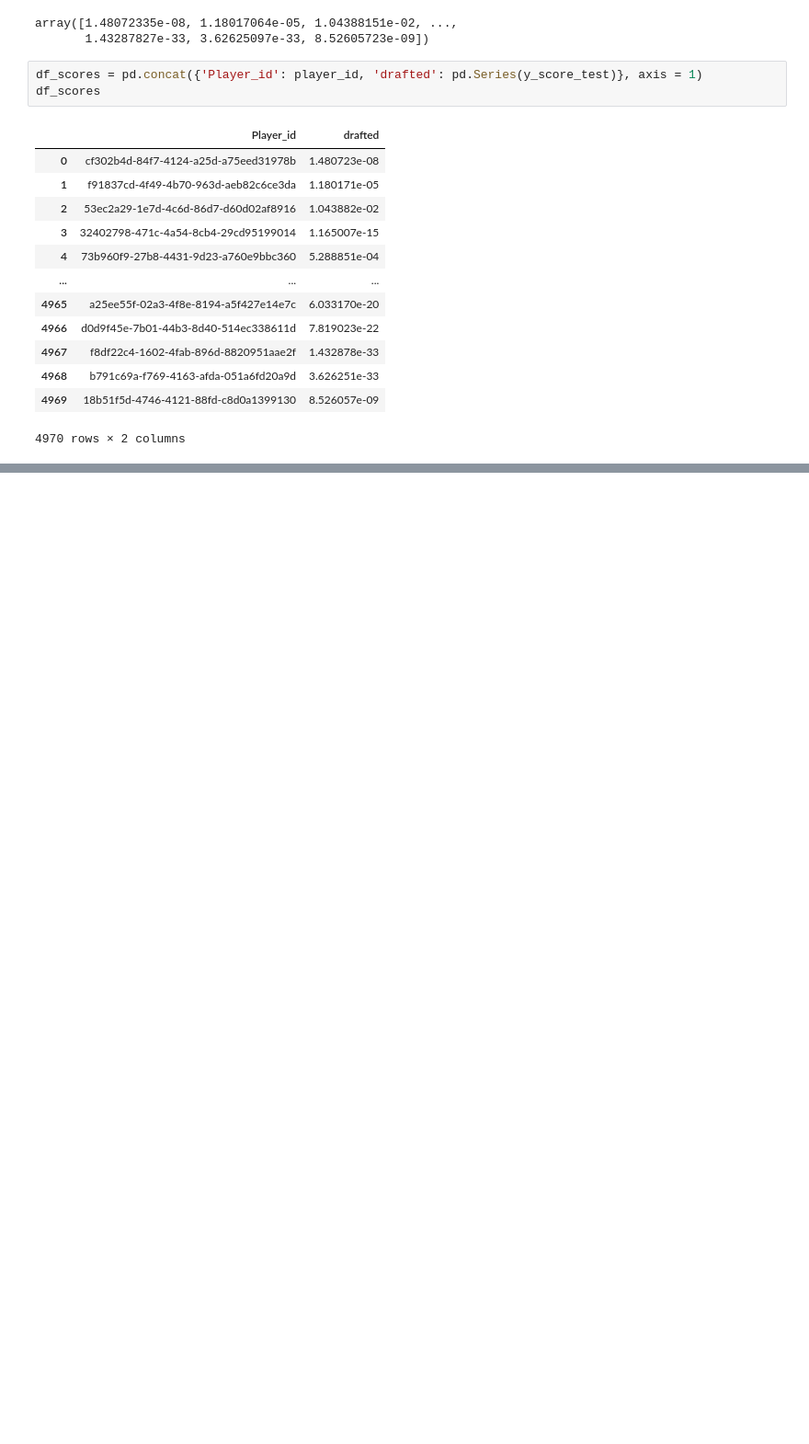
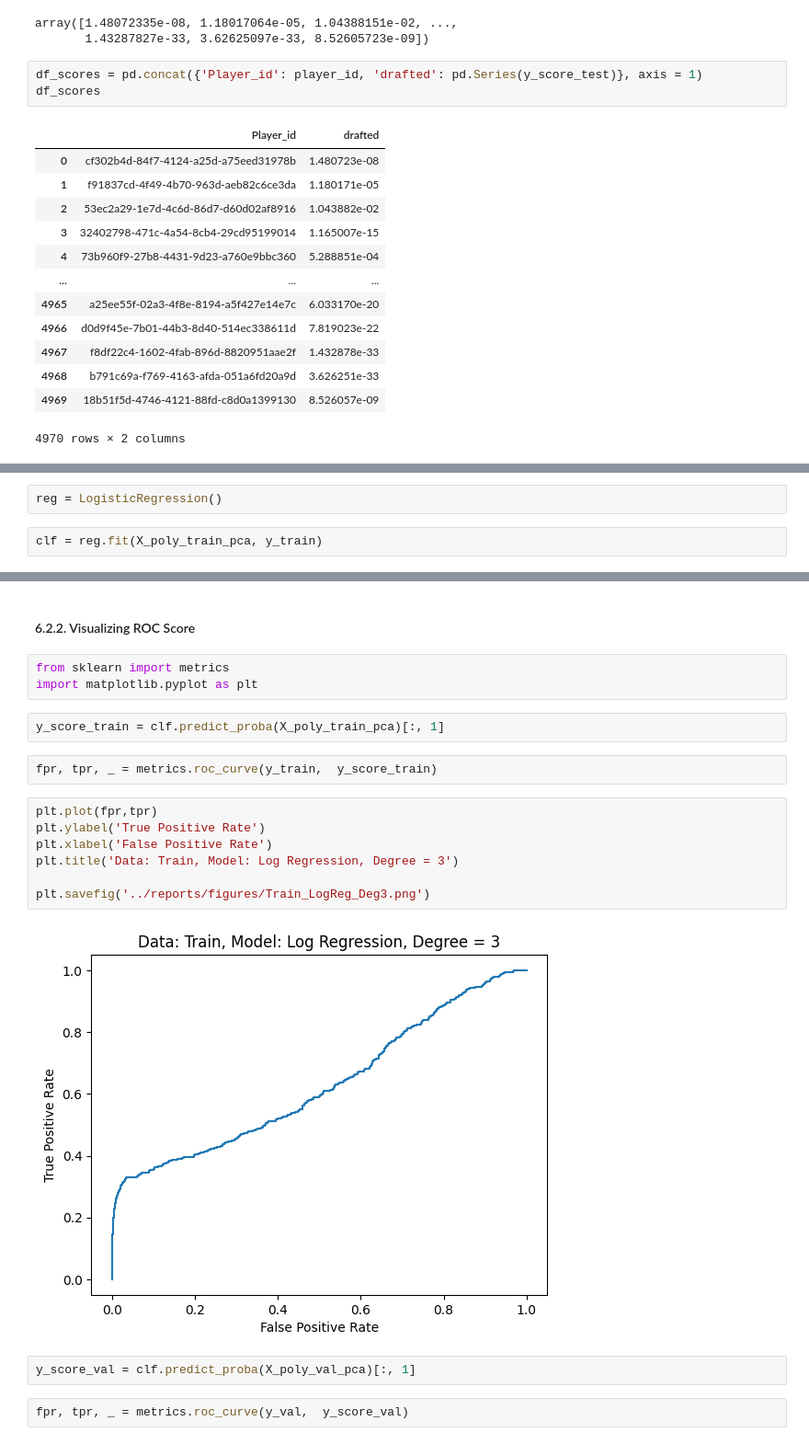
Before and after one commit to tahmislam21/Advanced-ML---Kaggle-Competition, a Jupyter notebook: notebooks/Islam_Tahmidul-24587139-Week1_LogisticRegression.ipynb, the cells around one changed output, grey strips where cells are left out. Shown: that part at 92% size. Saved outputs shown, nothing was run; the diff lists cells and outputs as text; blank space fills up the shorter version.

```diff
--- a/notebooks/Islam_Tahmidul-24587139-Week1_LogisticRegression.ipynb
+++ b/notebooks/Islam_Tahmidul-24587139-Week1_LogisticRegression.ipynb
@@ -316,0 +380,4 @@ df_scores
+# %%
+reg = LogisticRegression()
+# %%
+clf = reg.fit(X_poly_train_pca, y_train)
@@ -316,0 +440,22 @@ df_scores
+# %% [markdown]
+#### 6.2.2. Visualizing ROC Score
+# %%
+from sklearn import metrics
+import matplotlib.pyplot as plt
+# %%
+y_score_train = clf.predict_proba(X_poly_train_pca)[:, 1]
+# %%
+fpr, tpr, _ = metrics.roc_curve(y_train,  y_score_train)
+# %%
+plt.plot(fpr,tpr)
+plt.ylabel('True Positive Rate')
+plt.xlabel('False Positive Rate')
+plt.title('Data: Train, Model: Log Regression, Degree = 3')
+
+plt.savefig('../reports/figures/Train_LogReg_Deg3.png')
+# %% [output]
+[figure, added]
+# %%
+y_score_val = clf.predict_proba(X_poly_val_pca)[:, 1]
+# %%
+fpr, tpr, _ = metrics.roc_curve(y_val,  y_score_val)
```
Also changed, not shown: parts of 42 cells of this notebook, 20 other files.
